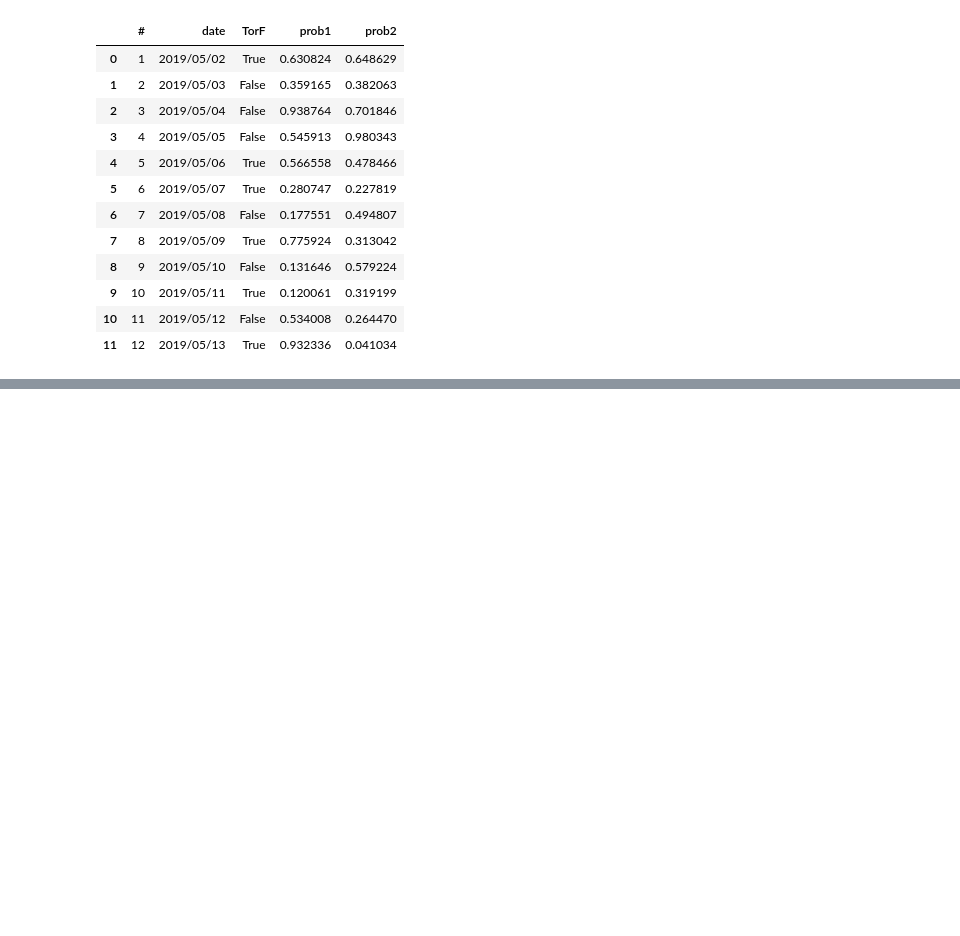
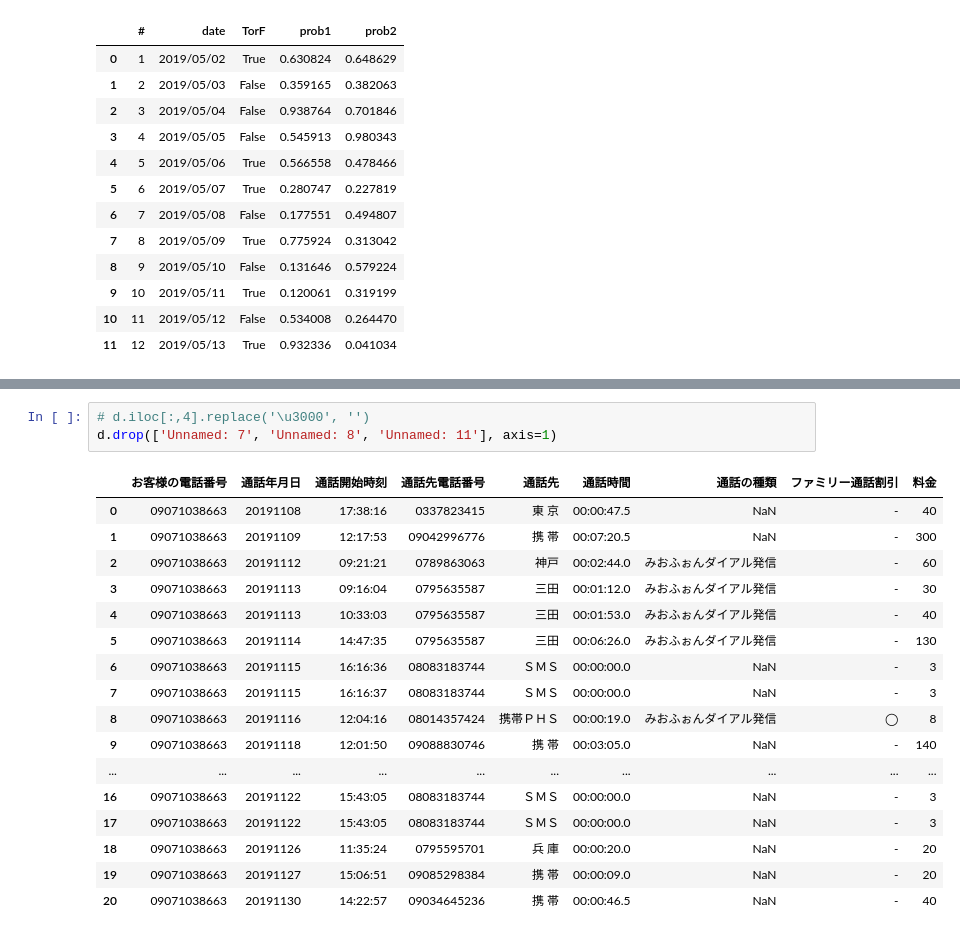
Before and after one commit to ktmrmshk/notebook, a Jupyter notebook: lab/pandas.ipynb, the cells around one changed output, grey strips where cells are left out. Cells and saved outputs as stored; diff of their text form; blank space fills up the shorter version.

```diff
--- a/lab/pandas.ipynb
+++ b/lab/pandas.ipynb
@@ -198,0 +213,21 @@ c
+# %%
+# d.iloc[:,4].replace('\u3000', '')
+d.drop(['Unnamed: 7', 'Unnamed: 8', 'Unnamed: 11'], axis=1)
+# %% [output]
+|  | お客様の電話番号 | 通話年月日 | 通話開始時刻 | 通話先電話番号 | 通話先 | 通話時間 | 通話の種類 | ファミリー通話割引 | 料金 |
+| 0 | 09071038663 | 20191108 | 17:38:16 | 0337823415 | 東 京 | 00:00:47.5 | NaN | - | 40 |
+| 1 | 09071038663 | 20191109 | 12:17:53 | 09042996776 | 携 帯 | 00:07:20.5 | NaN | - | 300 |
+| 2 | 09071038663 | 20191112 | 09:21:21 | 0789863063 | 神戸 | 00:02:44.0 | みおふぉんダイアル発信 | - | 60 |
+| 3 | 09071038663 | 20191113 | 09:16:04 | 0795635587 | 三田 | 00:01:12.0 | みおふぉんダイアル発信 | - | 30 |
+| 4 | 09071038663 | 20191113 | 10:33:03 | 0795635587 | 三田 | 00:01:53.0 | みおふぉんダイアル発信 | - | 40 |
+| 5 | 09071038663 | 20191114 | 14:47:35 | 0795635587 | 三田 | 00:06:26.0 | みおふぉんダイアル発信 | - | 130 |
+| 6 | 09071038663 | 20191115 | 16:16:36 | 08083183744 | ＳＭＳ | 00:00:00.0 | NaN | - | 3 |
+| 7 | 09071038663 | 20191115 | 16:16:37 | 08083183744 | ＳＭＳ | 00:00:00.0 | NaN | - | 3 |
+| 8 | 09071038663 | 20191116 | 12:04:16 | 08014357424 | 携帯ＰＨＳ | 00:00:19.0 | みおふぉんダイアル発信 | ◯ | 8 |
+| 9 | 09071038663 | 20191118 | 12:01:50 | 09088830746 | 携 帯 | 00:03:05.0 | NaN | - | 140 |
+| ... | ... | ... | ... | ... | ... | ... | ... | ... | ... |
+| 16 | 09071038663 | 20191122 | 15:43:05 | 08083183744 | ＳＭＳ | 00:00:00.0 | NaN | - | 3 |
+| 17 | 09071038663 | 20191122 | 15:43:05 | 08083183744 | ＳＭＳ | 00:00:00.0 | NaN | - | 3 |
+| 18 | 09071038663 | 20191126 | 11:35:24 | 0795595701 | 兵 庫 | 00:00:20.0 | NaN | - | 20 |
+| 19 | 09071038663 | 20191127 | 15:06:51 | 09085298384 | 携 帯 | 00:00:09.0 | NaN | - | 20 |
+| 20 | 09071038663 | 20191130 | 14:22:57 | 09034645236 | 携 帯 | 00:00:46.5 | NaN | - | 40 |
```
Also changed, not shown: parts of 22 cells of this notebook, 1 other file.
